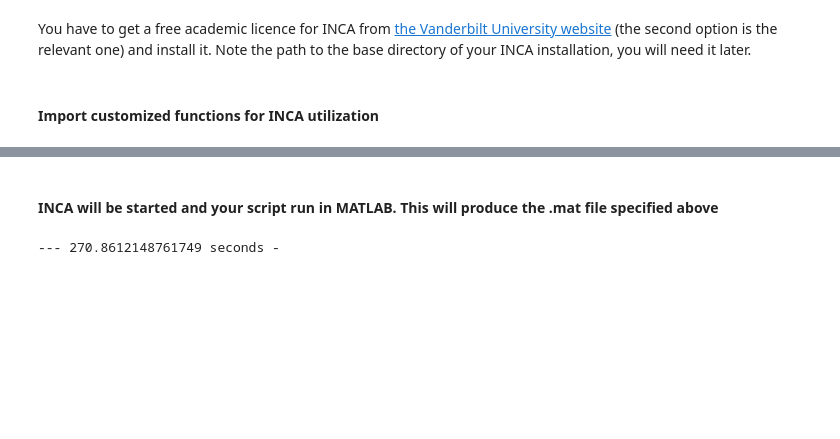
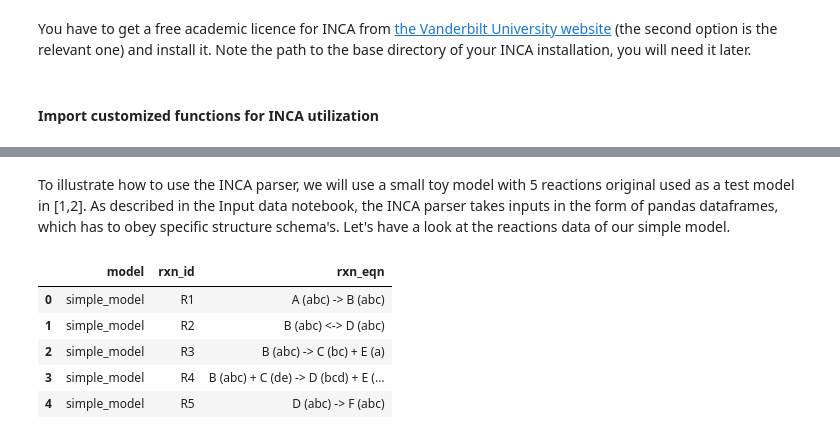
Before and after one commit to biosustain/incawrapper, a Jupyter notebook: docs/examples/MFA_INCA_example.ipynb, the cells around one changed output, grey strips where cells are left out. Cells and saved outputs as stored; diff of their text form; code cells hidden in the pictures; blank space fills up the shorter version.

```diff
--- a/docs/examples/MFA_INCA_example.ipynb
+++ b/docs/examples/MFA_INCA_example.ipynb
@@ -90,6 +18,0 @@ runner_script = matlab_script + "_runner"
-# %% [markdown]
-#### INCA will be started and your script run in MATLAB. This will produce the .mat file specified above
-# %%
-INCA_script.run_INCA_in_MATLAB(INCA_base_directory, script_folder, matlab_script, runner_script)
-# %% [output]
---- 270.8612148761749 seconds -
@@ -95,0 +30,12 @@ INCA_script.run_INCA_in_MATLAB(INCA_base_directory, script_folder, matlab_script
+# %% [markdown]
+To illustrate how to use the INCA parser, we will use a small toy model with 5 reactions original used as a test model in [1,2]. As described in the Input data notebook, the INCA parser takes inputs in the form of pandas dataframes, which has to obey specific structure schema's. Let's have a look at the reactions data of our simple model.
+# %%
+reactions_data = pd.read_csv(data_folder / "reactions.csv")
+reactions_data.head()
+# %% [output]
+|  | model | rxn_id | rxn_eqn |
+| 0 | simple_model | R1 | A (abc) -> B (abc) |
+| 1 | simple_model | R2 | B (abc) <-> D (abc) |
+| 2 | simple_model | R3 | B (abc) -> C (bc) + E (a) |
+| 3 | simple_model | R4 | B (abc) + C (de) -> D (bcd) + E (... |
+| 4 | simple_model | R5 | D (abc) -> F (abc) |
```
Also changed, not shown: parts of 38 cells of this notebook.
